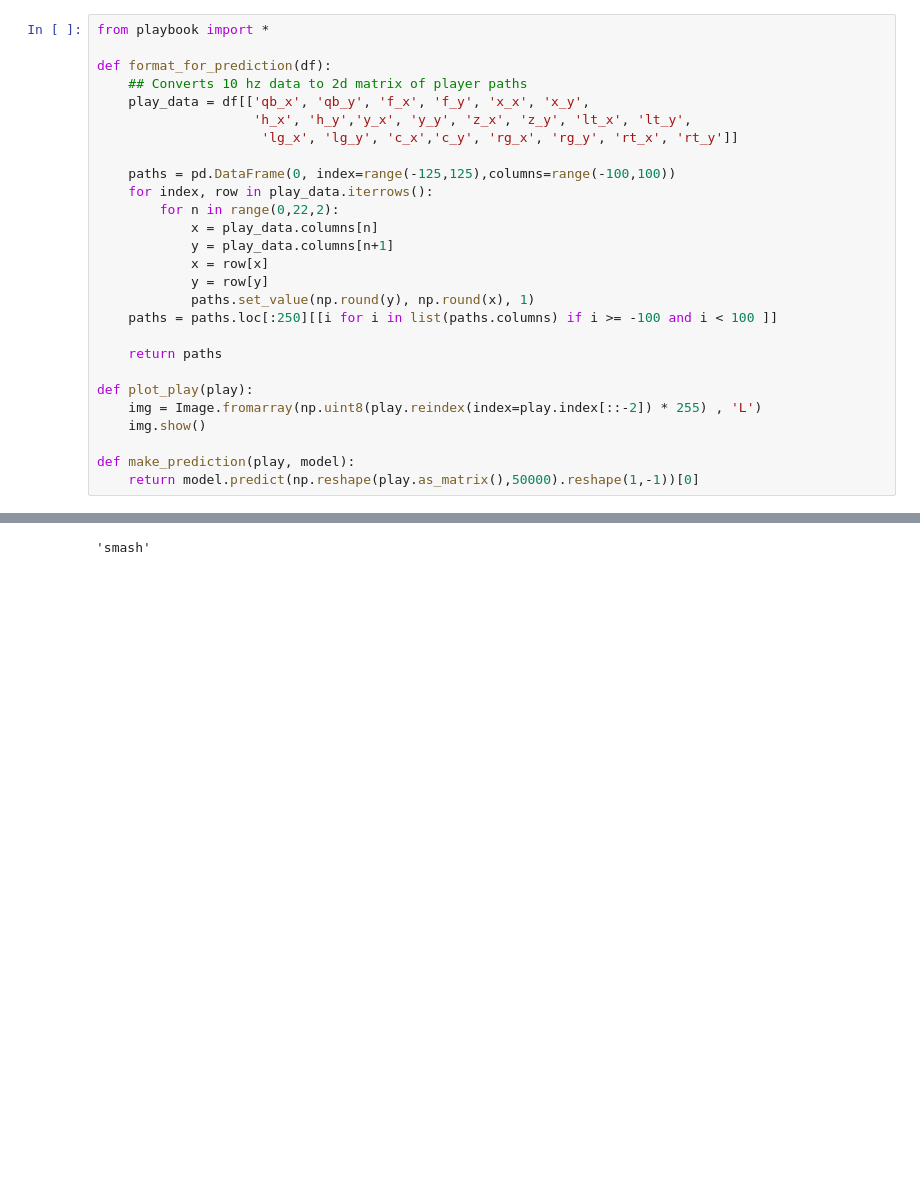
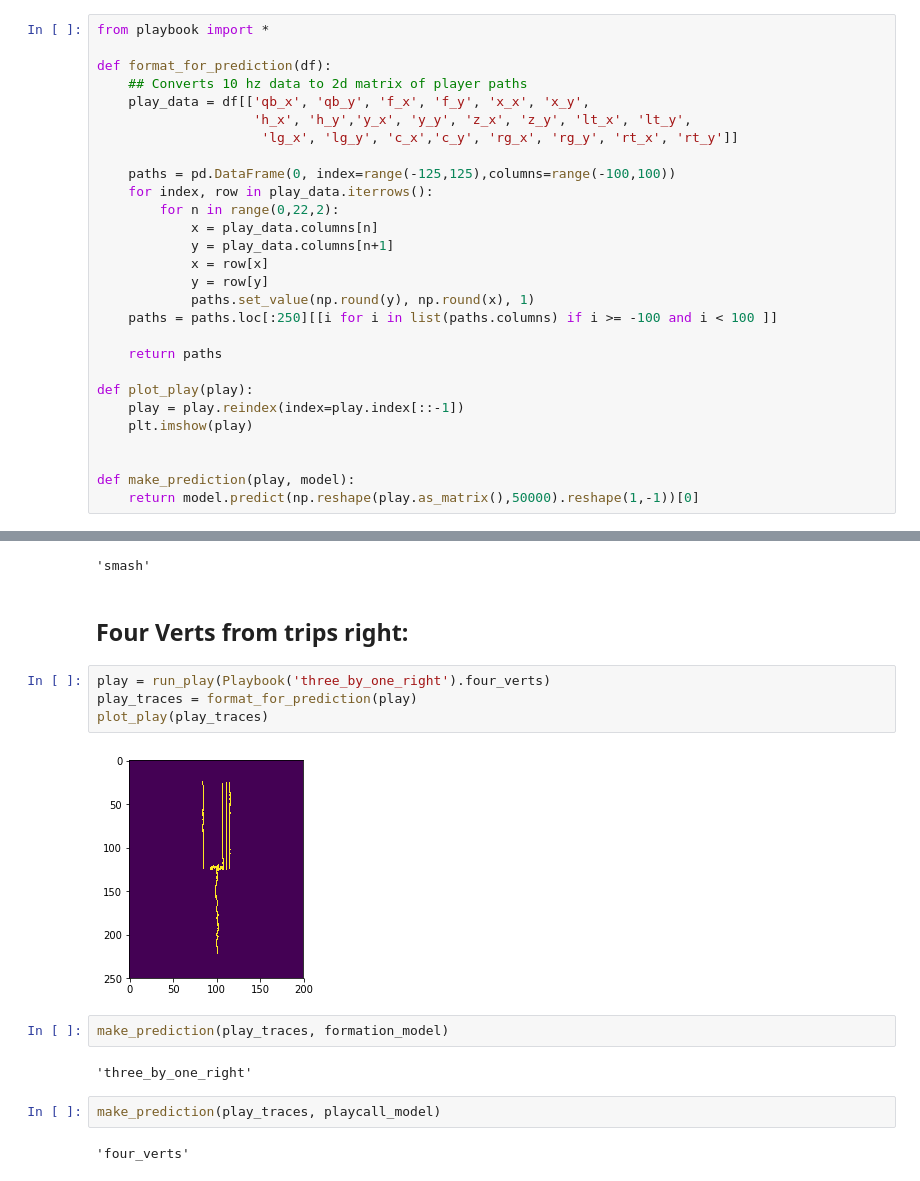
Before and after one commit to bighomeyg/football_player_tracking, a Jupyter notebook: train_model.ipynb, the cells around one changed output, grey strips where cells are left out. Cells and saved outputs as stored; diff of their text form; blank space fills up the shorter version.

Commit message:
plot within notebook

```diff
--- a/train_model.ipynb
+++ b/train_model.ipynb
@@ -169,8 +169,9 @@ def format_for_prediction(df):
     return paths
 
 def plot_play(play):
-    img = Image.fromarray(np.uint8(play.reindex(index=play.index[::-2]) * 255) , 'L')
-    img.show()
+    play = play.reindex(index=play.index[::-1])
+    plt.imshow(play)
+
 
 def make_prediction(play, model):
     return model.predict(np.reshape(play.as_matrix(),50000).reshape(1,-1))[0]
@@ -190,3 +195,19 @@ make_prediction(play_traces, formation_model)
 make_prediction(play_traces, playcall_model)
 # %% [output]
 'smash'
+# %% [markdown]
+## Four Verts from trips right:
+# %%
+play = run_play(Playbook('three_by_one_right').four_verts)
+play_traces = format_for_prediction(play)
+plot_play(play_traces)
+# %% [output]
+[figure, added]
+# %%
+make_prediction(play_traces, formation_model)
+# %% [output]
+'three_by_one_right'
+# %%
+make_prediction(play_traces, playcall_model)
+# %% [output]
+'four_verts'
```
Also changed, not shown: parts of 2 cells of this notebook.
